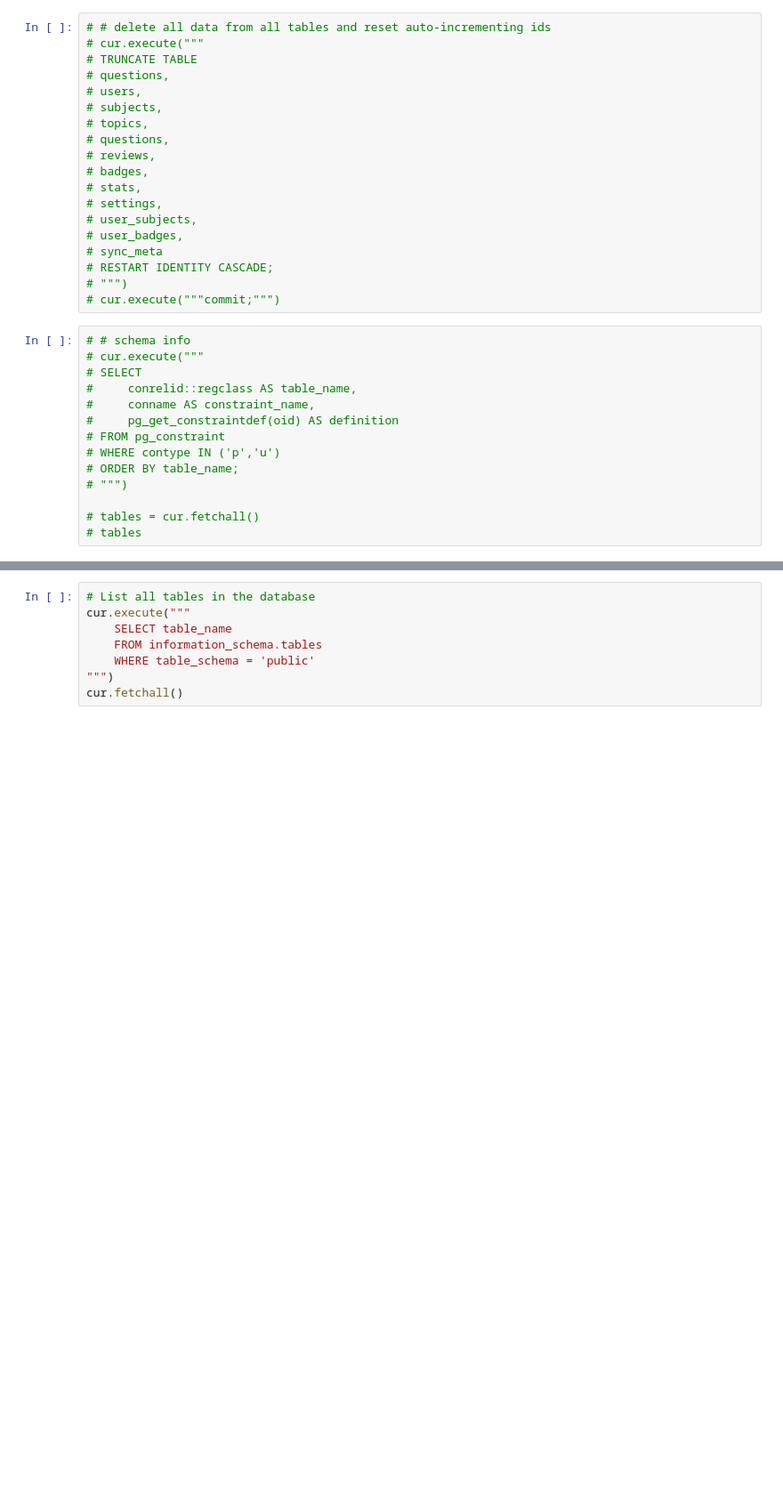
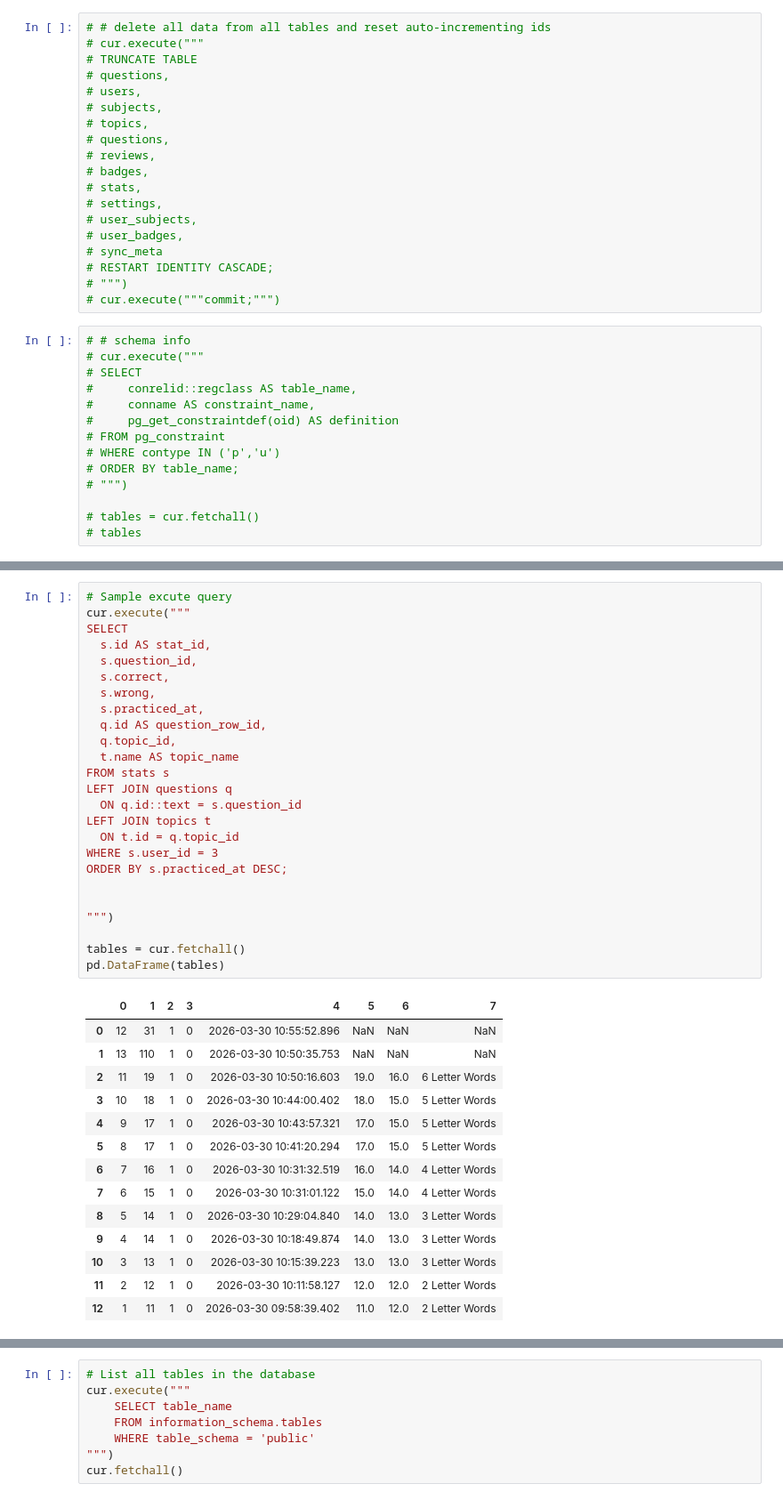
Before and after one commit to aimldlprojects/quizwiz, a Jupyter notebook: server/testing.ipynb, the cells around one changed output, grey strips where cells are left out. Shown at 89% size. Drawn from its saved outputs; the diff is of its cells as text; blank space fills up the shorter version.

```diff
--- a/server/testing.ipynb
+++ b/server/testing.ipynb
@@ -68,0 +360,40 @@ cur = conn.cursor()
+# %%
+# Sample excute query
+cur.execute("""
+SELECT
+  s.id AS stat_id,
+  s.question_id,
+  s.correct,
+  s.wrong,
+  s.practiced_at,
+  q.id AS question_row_id,
+  q.topic_id,
+  t.name AS topic_name
+FROM stats s
+LEFT JOIN questions q
+  ON q.id::text = s.question_id
+LEFT JOIN topics t
+  ON t.id = q.topic_id
+WHERE s.user_id = 3
+ORDER BY s.practiced_at DESC;
+
+
+""")
+
+tables = cur.fetchall()
+pd.DataFrame(tables)
+# %% [output]
+|  | 0 | 1 | 2 | 3 | 4 | 5 | 6 | 7 |
+| 0 | 12 | 31 | 1 | 0 | 2026-03-30 10:55:52.896 | NaN | NaN | NaN |
+| 1 | 13 | 110 | 1 | 0 | 2026-03-30 10:50:35.753 | NaN | NaN | NaN |
+| 2 | 11 | 19 | 1 | 0 | 2026-03-30 10:50:16.603 | 19.0 | 16.0 | 6 Letter Words |
+| 3 | 10 | 18 | 1 | 0 | 2026-03-30 10:44:00.402 | 18.0 | 15.0 | 5 Letter Words |
+| 4 | 9 | 17 | 1 | 0 | 2026-03-30 10:43:57.321 | 17.0 | 15.0 | 5 Letter Words |
+| 5 | 8 | 17 | 1 | 0 | 2026-03-30 10:41:20.294 | 17.0 | 15.0 | 5 Letter Words |
+| 6 | 7 | 16 | 1 | 0 | 2026-03-30 10:31:32.519 | 16.0 | 14.0 | 4 Letter Words |
+| 7 | 6 | 15 | 1 | 0 | 2026-03-30 10:31:01.122 | 15.0 | 14.0 | 4 Letter Words |
+| 8 | 5 | 14 | 1 | 0 | 2026-03-30 10:29:04.840 | 14.0 | 13.0 | 3 Letter Words |
+| 9 | 4 | 14 | 1 | 0 | 2026-03-30 10:18:49.874 | 14.0 | 13.0 | 3 Letter Words |
+| 10 | 3 | 13 | 1 | 0 | 2026-03-30 10:15:39.223 | 13.0 | 13.0 | 3 Letter Words |
+| 11 | 2 | 12 | 1 | 0 | 2026-03-30 10:11:58.127 | 12.0 | 12.0 | 2 Letter Words |
+| 12 | 1 | 11 | 1 | 0 | 2026-03-30 09:58:39.402 | 11.0 | 12.0 | 2 Letter Words |
```
Also changed, not shown: parts of 5 cells of this notebook, 14 other files.
